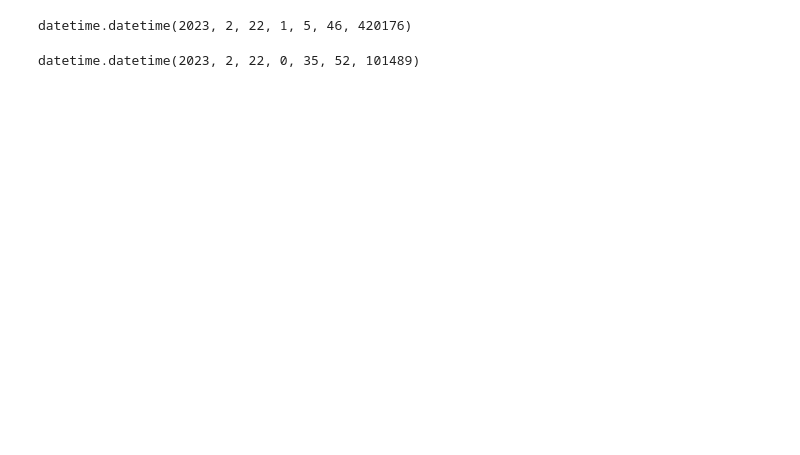
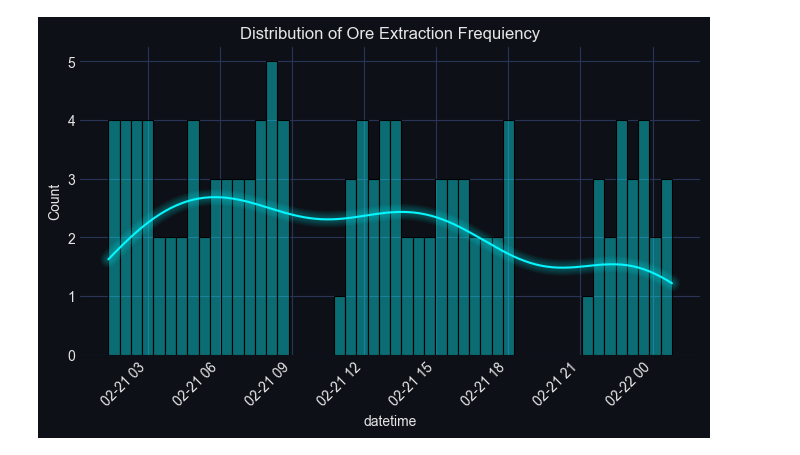
Before and after one commit to darkmatter2222/EVE-Online-Bot, a Jupyter notebook: Experiment/loggintest.ipynb, the cells around one changed output. Cells and saved outputs as stored; diff of their text form; code cells hidden in the pictures; blank space fills up the shorter version.

```diff
--- a/Experiment/loggintest.ipynb
+++ b/Experiment/loggintest.ipynb
@@ -6,6 +6,16 @@ from MiningBot.AuditHistory.History import History
 import json
 import socket
 from datetime import datetime, timedelta
+# %%
+import seaborn as sns
+import matplotlib.pyplot as plt
+from matplotlib.colors import hex2color
+import matplotlib.colors as mc
+import mplcyberpunk
+plt.style.use("cyberpunk")
+plt.rcParams['figure.facecolor'] = '#0d1117'
+plt.rcParams['axes.facecolor'] = '#0d1117'
+plt.rcParams['savefig.facecolor'] = '#0d1117'
 # %%
 config_dir = r'../MiningBot/Configs/configs.json'
 config = json.load(open(config_dir))[socket.gethostname()]
@@ -36,8 +46,22 @@ df
-# %%
-datetime.utcnow() + timedelta(minutes=30)
-# %% [output]
-datetime.datetime(2023, 2, 22, 1, 5, 46, 420176)
-# %%
-datetime.utcnow()
-# %% [output]
-datetime.datetime(2023, 2, 22, 0, 35, 52, 101489)
+# %%
+histplot_hyperparams = {
+    'kde':True,
+    'alpha':0.4,
+    #'stat':'percent',
+    'bins':50
+}
+
+
+n_cols = 1
+n_rows = 1
+cell_with_dim = 8
+cell_height_dim = 4
+
+fig, ax = plt.subplots(n_rows, n_cols, figsize=(n_cols * cell_with_dim, n_rows * cell_height_dim))
+plt.title('Distribution of Ore Extraction Frequiency')
+sns.histplot(df[df['action']=='Extraction']['datetime'], label='Train X', color='#08F7FE', ax=ax, **histplot_hyperparams)
+sns.histplot(df[df['action']=='Navigating']['datetime'], label='Train X', color='#08F7FE', ax=ax, **histplot_hyperparams)
+plt.xticks(rotation=45, ha='right')
+mplcyberpunk.make_lines_glow(ax)
+# %% [output]
+[figure, added]
```
Also changed, not shown: parts of 1 cell of this notebook, 1 other file.
